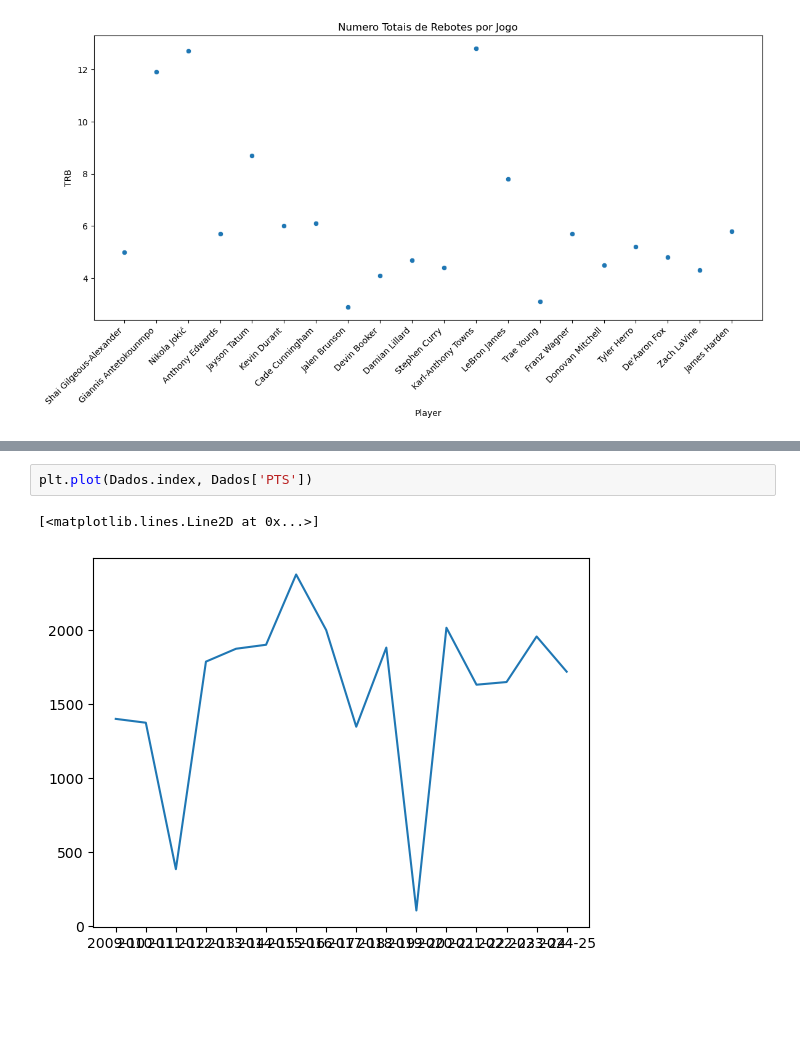
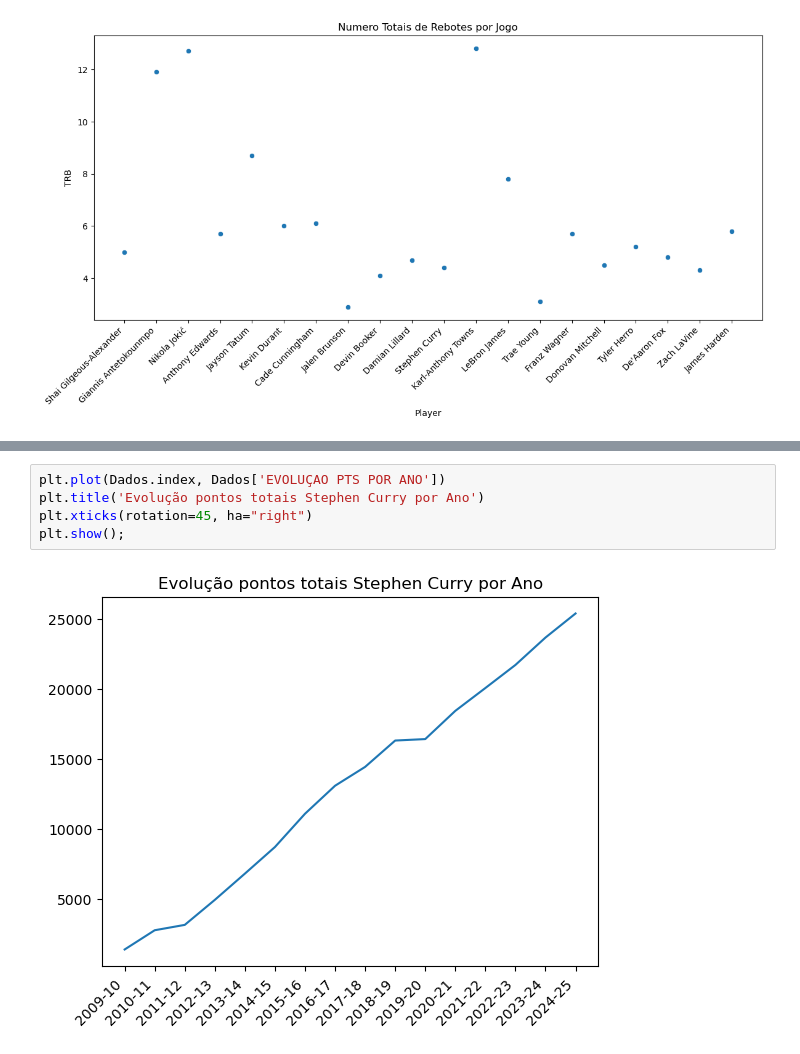
Before and after one commit to matheusmendesds/projetoPython, a Jupyter notebook: projetoNba.ipynb, the cells around one changed output, grey strips where cells are left out. Saved outputs shown, nothing was run; the diff lists cells and outputs as text; blank space fills up the shorter version.

```diff
--- a/projetoNba.ipynb
+++ b/projetoNba.ipynb
@@ -110,5 +118,7 @@ Dados.head()
-# %%
-plt.plot(Dados.index, Dados['PTS'])
-# %% [output]
-[<matplotlib.lines.Line2D at 0x...>]
-[figure, removed]
+# %%
+plt.plot(Dados.index, Dados['EVOLUÇAO PTS POR ANO'])
+plt.title('Evolução pontos totais Stephen Curry por Ano')
+plt.xticks(rotation=45, ha="right")
+plt.show();
+# %% [output]
+[figure, added]
```
Also changed, not shown: parts of 4 cells of this notebook, 1 other file.
